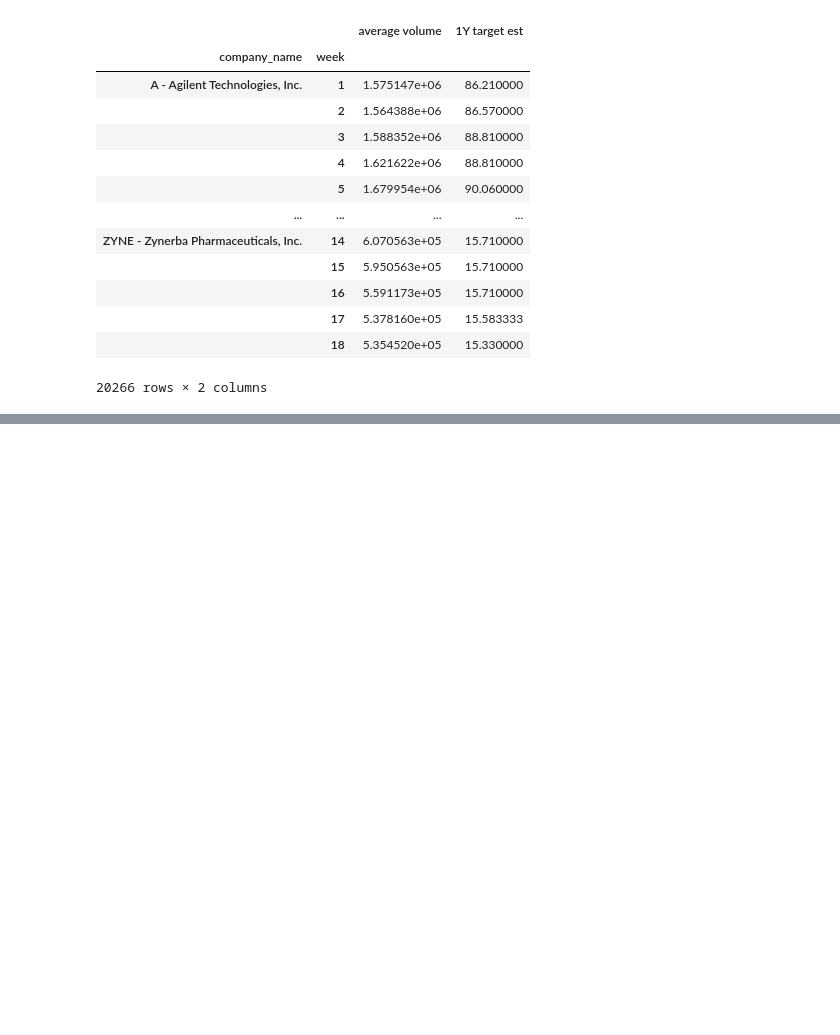
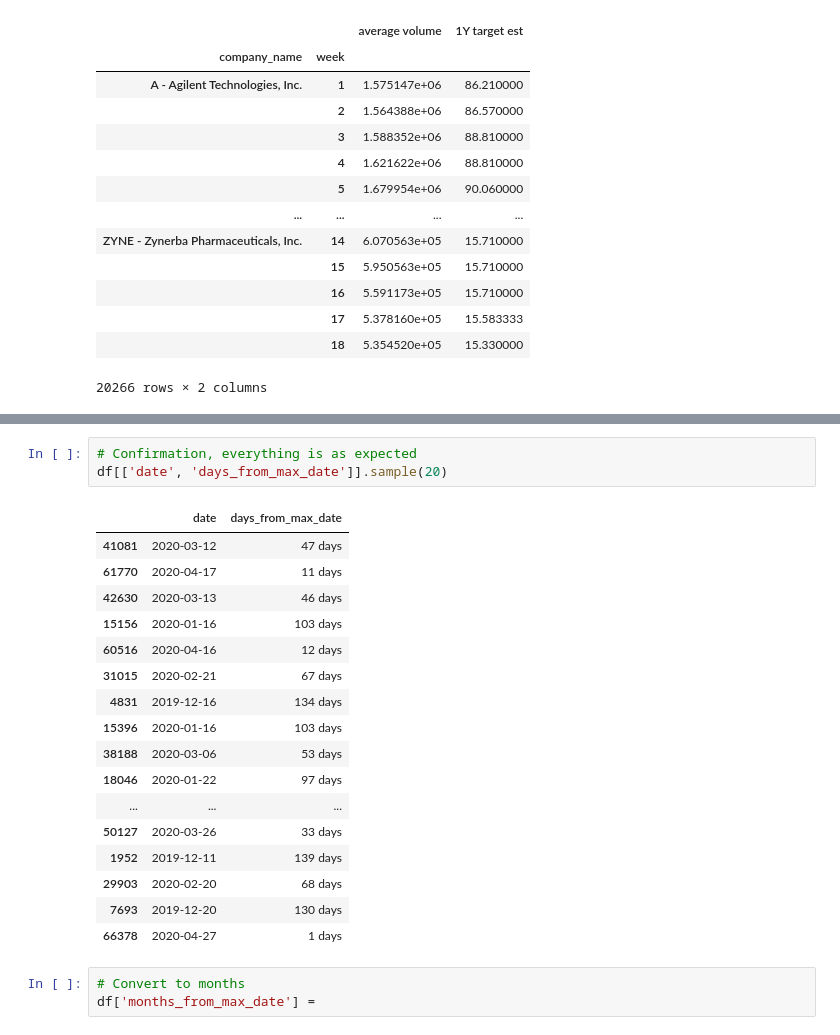
Before and after one commit to jordanjenkins/DATA612, a Jupyter notebook: assignment_one/JordanJenkins_AssignmentOne.ipynb, the cells around one changed output, grey strips where cells are left out. Cells and saved outputs as stored; diff of their text form; blank space fills up the shorter version.

```diff
--- a/assignment_one/JordanJenkins_AssignmentOne.ipynb
+++ b/assignment_one/JordanJenkins_AssignmentOne.ipynb
@@ -156,0 +174,24 @@ df["days_from_max_date"] =
+# %%
+# Confirmation, everything is as expected
+df[['date', 'days_from_max_date']].sample(20)
+# %% [output]
+|  | date | days_from_max_date |
+| 41081 | 2020-03-12 | 47 days |
+| 61770 | 2020-04-17 | 11 days |
+| 42630 | 2020-03-13 | 46 days |
+| 15156 | 2020-01-16 | 103 days |
+| 60516 | 2020-04-16 | 12 days |
+| 31015 | 2020-02-21 | 67 days |
+| 4831 | 2019-12-16 | 134 days |
+| 15396 | 2020-01-16 | 103 days |
+| 38188 | 2020-03-06 | 53 days |
+| 18046 | 2020-01-22 | 97 days |
+| ... | ... | ... |
+| 50127 | 2020-03-26 | 33 days |
+| 1952 | 2019-12-11 | 139 days |
+| 29903 | 2020-02-20 | 68 days |
+| 7693 | 2019-12-20 | 130 days |
+| 66378 | 2020-04-27 | 1 days |
+# %%
+# Convert to months
+df['months_from_max_date'] =
```
Also changed, not shown: parts of 8 cells of this notebook.
